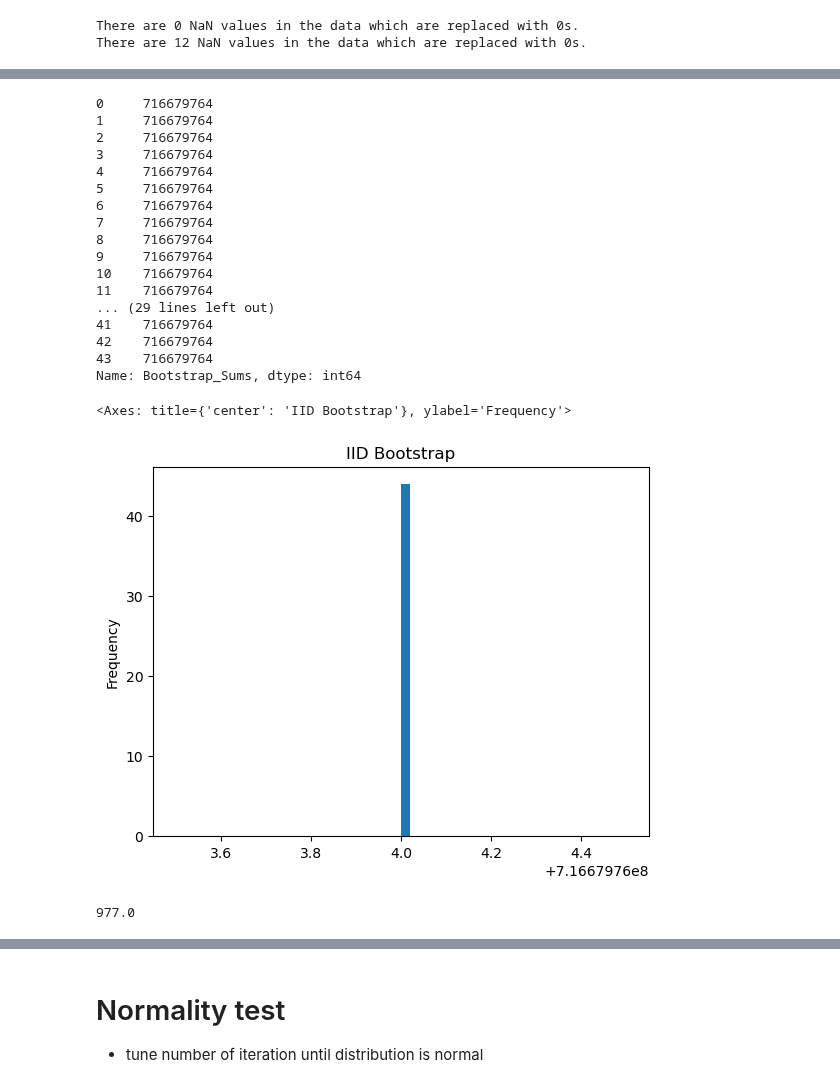
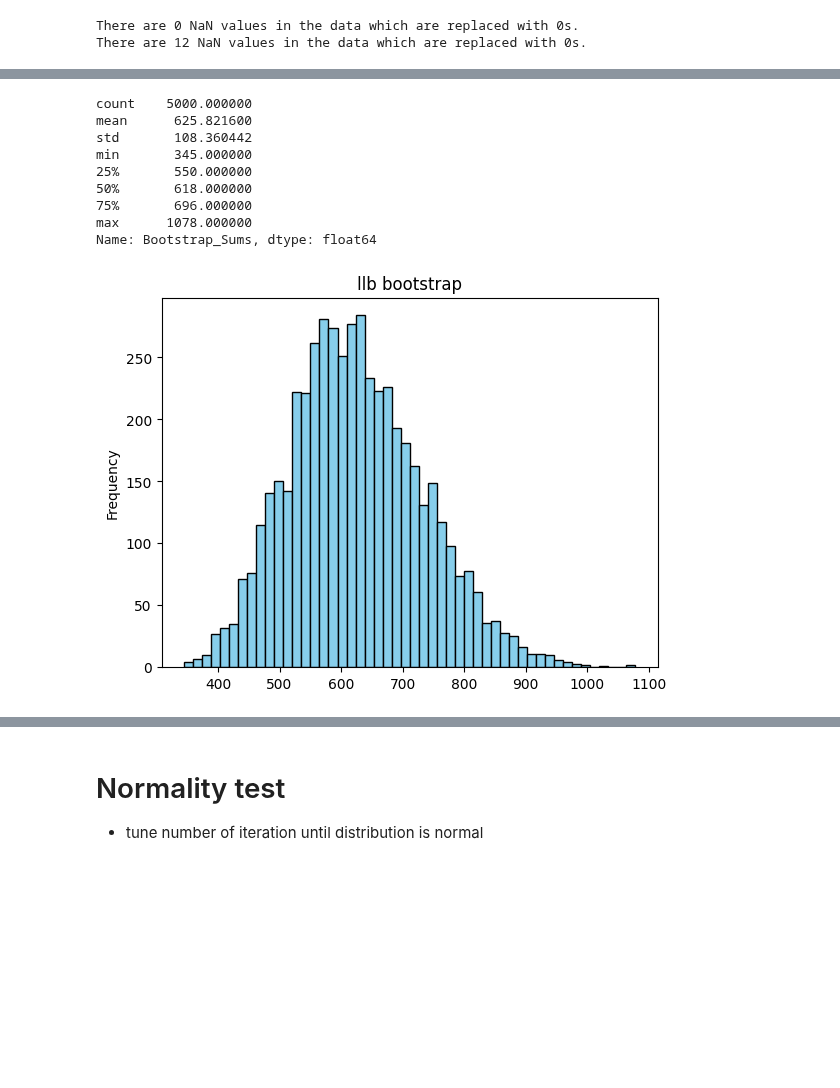
Before and after one commit to chrisnhr/Diplom, a Jupyter notebook: bootstrapping.ipynb, the cells around one changed output, grey strips where cells are left out. Saved outputs shown, nothing was run; the diff lists cells and outputs as text; code cells hidden in the pictures; blank space fills up the shorter version.

```diff
--- a/bootstrapping.ipynb
+++ b/bootstrapping.ipynb
@@ -139,31 +152,15 @@ results_simple = sampler.iid_bootstrap()
 # %%
 results_lbb = sampler.lbb(B=0.1, b=7)
+print(results_lbb.describe())
+results_lbb.plot(kind="hist", bins=50, title="llb bootstrap",color="skyblue", edgecolor="black");
+# %% [output]
+count    5000.000000
+mean      625.821600
+std       108.360442
+min       345.000000
+25%       550.000000
+50%       618.000000
+75%       696.000000
+max      1078.000000
+Name: Bootstrap_Sums, dtype: float64
+[figure, added]
-# %%
-results_lbb
-# %% [output]
-0     716679764
-1     716679764
-2     716679764
-3     716679764
-4     716679764
-5     716679764
-6     716679764
-7     716679764
-8     716679764
-9     716679764
-10    716679764
-11    716679764
-... (29 lines left out)
-41    716679764
-42    716679764
-43    716679764
-Name: Bootstrap_Sums, dtype: int64
-# %%
-results_lbb.plot(kind="hist", bins=50, title="IID Bootstrap")
-# %% [output]
-<Axes: title={'center': 'IID Bootstrap'}, ylabel='Frequency'>
-[figure, removed]
-# %%
-twin.sum().mean()
-# %% [output]
-977.0
```
Also changed, not shown: parts of 8 cells of this notebook, 1 other file.
